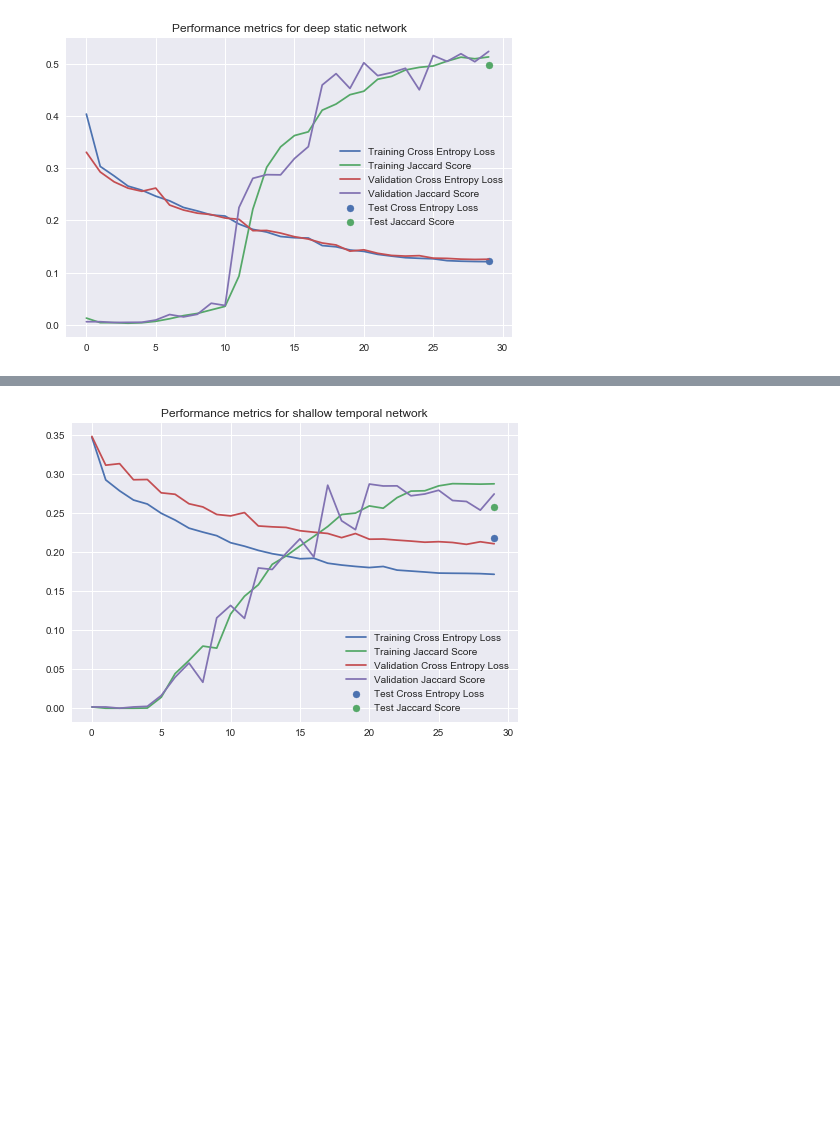
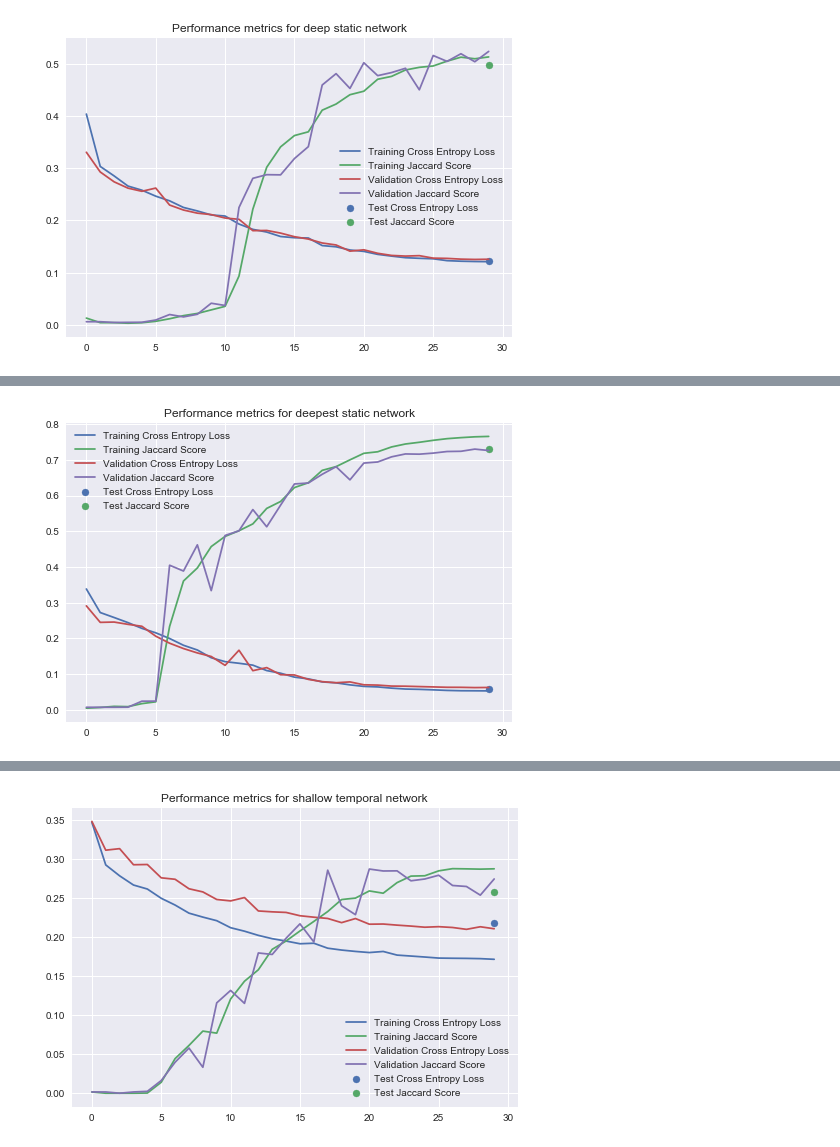
Before and after one commit to DanielPolatajko/ivcproject, a Jupyter notebook: Graphing.ipynb, the cells around one changed output, grey strips where cells are left out. Drawn from its saved outputs; the diff is of its cells as text; code cells hidden in the pictures; blank space fills up the shorter version.

```diff
--- a/Graphing.ipynb
+++ b/Graphing.ipynb
@@ -32,0 +46,3 @@ temporal_shallow_test = pd.read_csv(temp1[4])
+# %%
+static_deepest_scores = pd.read_csv(temp1[2])
+static_deepest_test = pd.read_csv(temp1[3])
@@ -36,0 +60,4 @@ loss_graph(static_deeper_scores, static_deeper_test, "deep static")
+# %%
+loss_graph(static_deepest_scores, static_deepest_test, "deepest static")
+# %% [output]
+[figure, added]
```
Also changed, not shown: parts of 7 cells of this notebook, 1 other file.
